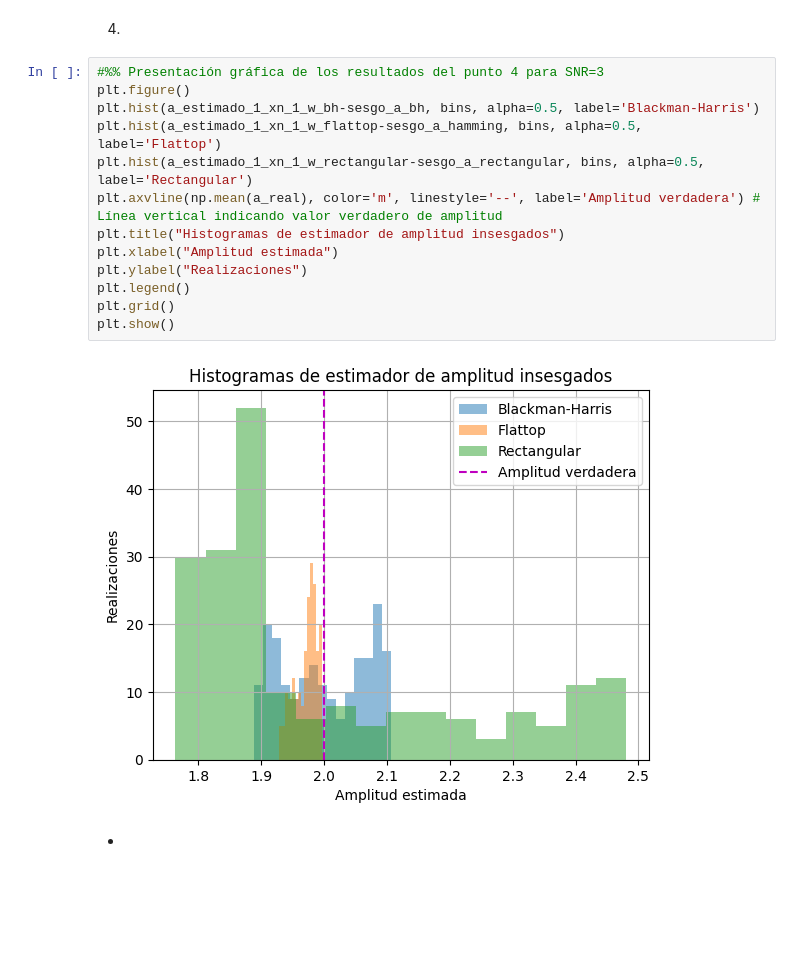
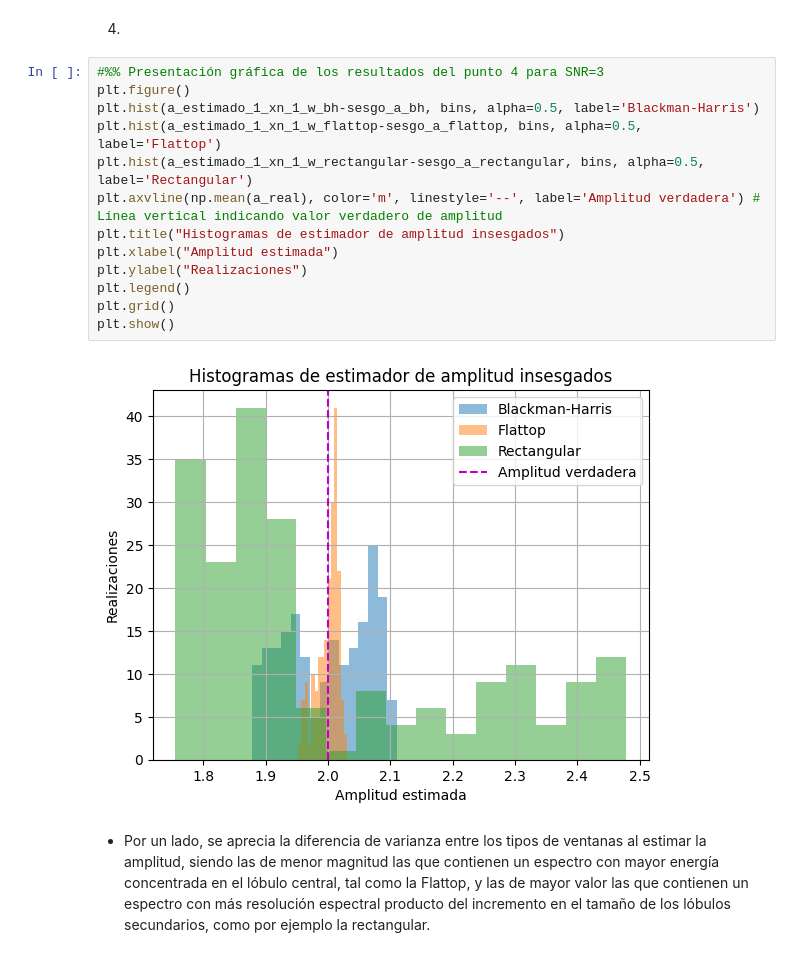
Before and after one commit to Mati468/TPS_APS_2do_2025, a Jupyter notebook: TS4_Cassino_Matias.ipynb, the cells around one changed output. Cells and saved outputs as stored; diff of their text form; blank space fills up the shorter version.

```diff
--- a/TS4_Cassino_Matias.ipynb
+++ b/TS4_Cassino_Matias.ipynb
@@ -473,20 +564,20 @@ Ventana Rectangular:
 # %%
 #%% Presentación gráfica de los resultados del punto 4 para SNR=3
 plt.figure()
 plt.hist(a_estimado_1_xn_1_w_bh-sesgo_a_bh, bins, alpha=0.5, label='Blackman-Harris')
-plt.hist(a_estimado_1_xn_1_w_flattop-sesgo_a_hamming, bins, alpha=0.5, label='Flattop')
+plt.hist(a_estimado_1_xn_1_w_flattop-sesgo_a_flattop, bins, alpha=0.5, label='Flattop')
 plt.hist(a_estimado_1_xn_1_w_rectangular-sesgo_a_rectangular, bins, alpha=0.5, label='Rectangular')
 plt.axvline(np.mean(a_real), color='m', linestyle='--', label='Amplitud verdadera') # Línea vertical indicando valor verdadero de amplitud
 plt.title("Histogramas de estimador de amplitud insesgados")
 plt.xlabel("Amplitud estimada")
 plt.ylabel("Realizaciones")
 plt.legend()
 plt.grid()
 plt.show()
 # %% [output]
-[figure, old version]
+[figure, new version]
 # %% [markdown]
--
+- Por un lado, se aprecia la diferencia de varianza entre los tipos de ventanas al estimar la amplitud, siendo las de menor magnitud las que contienen un espectro con mayor energía concentrada en el lóbulo central, tal como la Flattop, y las de mayor valor las que contienen un espectro con más resolución espectral producto del incremento en el tamaño de los lóbulos secundarios, como por ejemplo la rectangular.
 # %%
 plt.figure()
 plt.hist(f_estimado_1_xn_1_w_bh-sesgo_f_bh, bins, alpha=0.5, label='Blackman-Harris')
```
Also changed, not shown: parts of 15 cells of this notebook.
